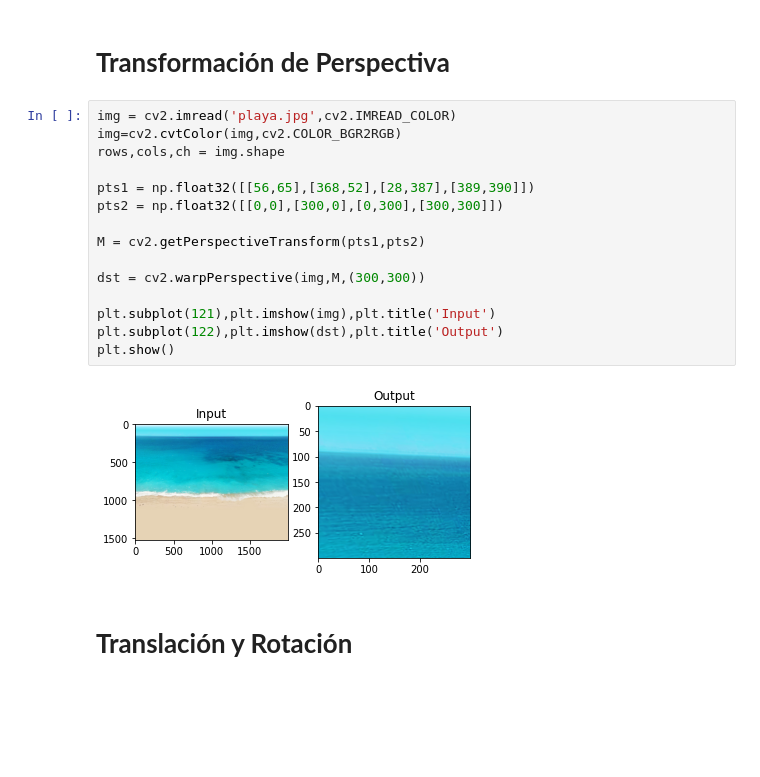
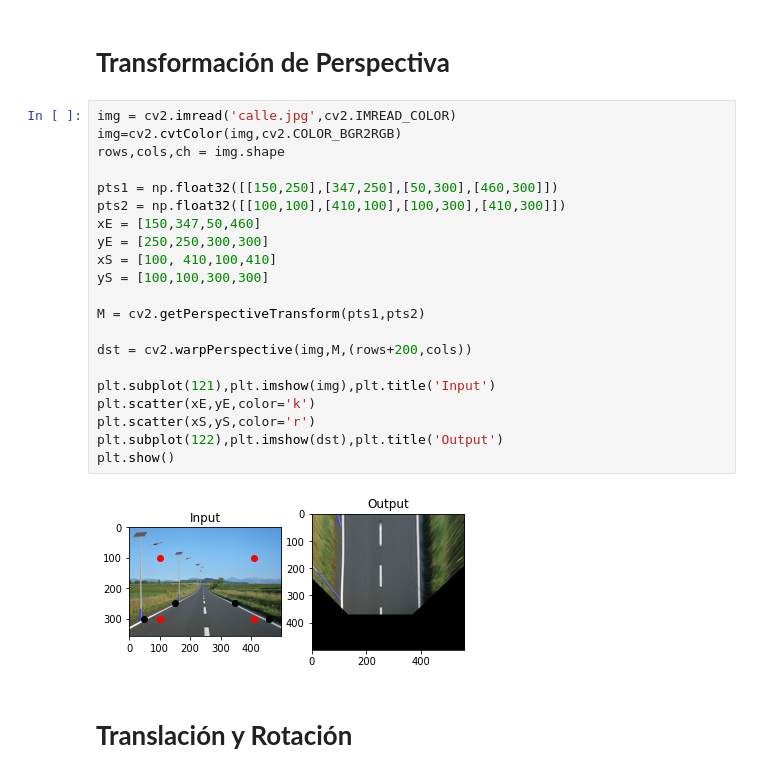
Before and after one commit to waltermayor/DigitalImageProcessing_colab, a Jupyter notebook: TransformacionesGeome.ipynb, the cells around one changed output. Cells and saved outputs as stored; diff of their text form; blank space fills up the shorter version.

```diff
--- a/TransformacionesGeome.ipynb
+++ b/TransformacionesGeome.ipynb
@@ -133,22 +127,28 @@ plt.show()
 # %% [markdown]
 # **Transformación de Perspectiva**
 # %%
-img = cv2.imread('playa.jpg',cv2.IMREAD_COLOR)
+img = cv2.imread('calle.jpg',cv2.IMREAD_COLOR)
 img=cv2.cvtColor(img,cv2.COLOR_BGR2RGB)
 rows,cols,ch = img.shape
 
-pts1 = np.float32([[56,65],[368,52],[28,387],[389,390]])
-pts2 = np.float32([[0,0],[300,0],[0,300],[300,300]])
+pts1 = np.float32([[150,250],[347,250],[50,300],[460,300]])
+pts2 = np.float32([[100,100],[410,100],[100,300],[410,300]])
+xE = [150,347,50,460]
+yE = [250,250,300,300]
+xS = [100, 410,100,410]
+yS = [100,100,300,300]
 
 M = cv2.getPerspectiveTransform(pts1,pts2)
 
-dst = cv2.warpPerspective(img,M,(300,300))
+dst = cv2.warpPerspective(img,M,(rows+200,cols))
 
 plt.subplot(121),plt.imshow(img),plt.title('Input')
+plt.scatter(xE,yE,color='k')
+plt.scatter(xS,yS,color='r')
 plt.subplot(122),plt.imshow(dst),plt.title('Output')
 plt.show()
 # %% [output]
-[figure, old version]
+[figure, new version]
 # %% [markdown]
 # **Translación y Rotación**
 # %%
```
Also changed, not shown: parts of 3 cells of this notebook.
